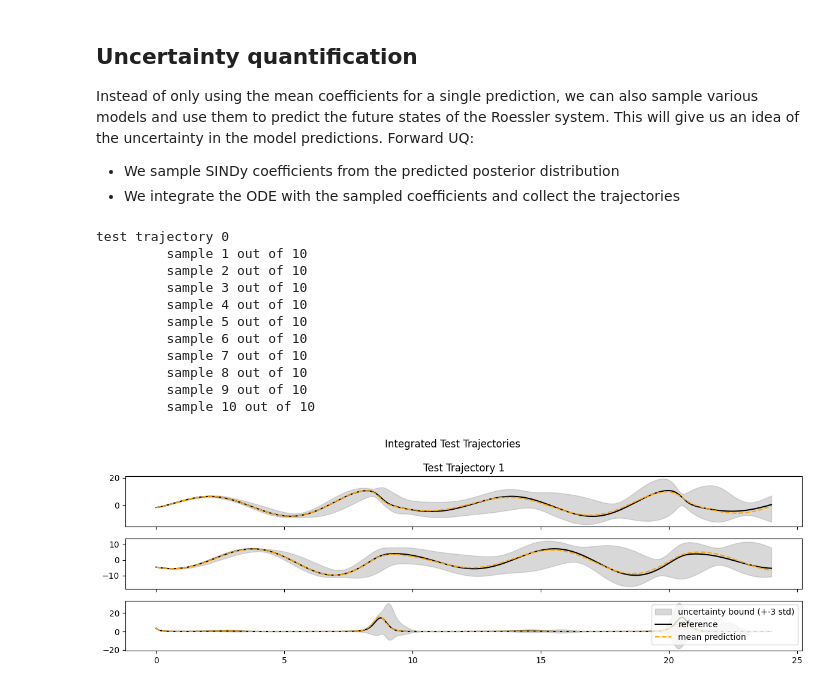
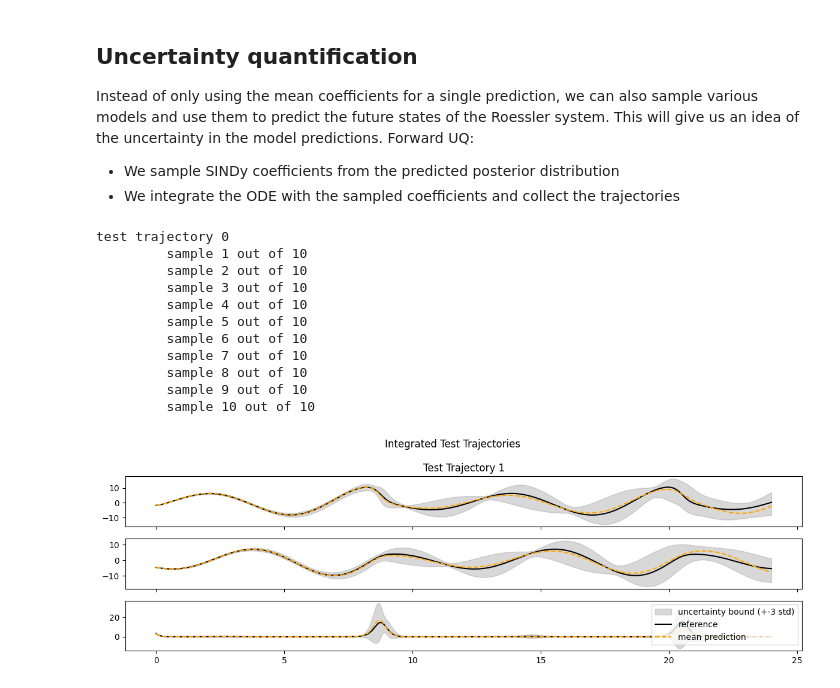
Before and after one commit to jkneifl/VENI-VINDy-VICI, a Jupyter notebook: examples/Roessler/Roessler.ipynb, the cells around one changed output. Saved outputs shown, nothing was run; the diff lists cells and outputs as text; code cells hidden in the pictures.

```diff
--- a/examples/Roessler/Roessler.ipynb
+++ b/examples/Roessler/Roessler.ipynb
@@ -209,41 +210,33 @@ kernel_orig, kernel_scale_orig = sindy_layer.kernel, sindy_layer.kernel_scale
 
 t_preds = []
 x_preds = []
 t_0 = i_test * int(nt)
 print(f"test trajectory {i_test}")
 # List to store the solution trajectories in latent space
 for traj in range(n_traj):
     print(f"\t sample {traj+1} out of {n_traj}")
-    # Sample from the posterior distribution of the coefficients
-    sampled_coeff, f_, ff_ = sindy_layer._coeffs
-    # only take non-zero coefficients
-    sampled_coeff = sampled_coeff.numpy()
-    sampled_coeff = sampled_coeff[sampled_coeff != 0]
-
-    # Assign the sampled coefficients to the SINDy layer
-    sindy_layer.kernel = tf.reshape(sampled_coeff, (-1, 1))
-    sol = model.integrate(x_test[t_0:t_0 + 1].squeeze(),
-                          t.squeeze())
+    # Sample from the posterior distribution of the coefficients and integrate the model
+    sol, coeffs = sindy_layer.integrate_uq(x_test[t_0 : t_0 + 1].squeeze(), t.squeeze())
     t_preds.append(sol.t)
     x_preds.append(sol.y)
 # restore original coefficients
 sindy_layer.kernel, sindy_layer.kernel_scale = kernel_orig, kernel_scale_orig
 # calculate mean and variance of the trajectories
 x_uq = np.array(x_preds)
 x_uq_mean_sampled = np.mean(x_uq, axis=0)
 x_uq_std = np.std(x_uq, axis=0)
 # UQ plot
 uq_plot(t, x_test, t_preds, x_pred, x_uq_mean_sampled, x_uq_std, dim, nt, i_test)
 # %% [output]
 test trajectory 0
          sample 1 out of 10
          sample 2 out of 10
          sample 3 out of 10
          sample 4 out of 10
          sample 5 out of 10
          sample 6 out of 10
          sample 7 out of 10
          sample 8 out of 10
          sample 9 out of 10
          sample 10 out of 10
-[figure, old version]
+[figure, new version]
```
Also changed, not shown: parts of 4 cells of this notebook, 9 other files.
